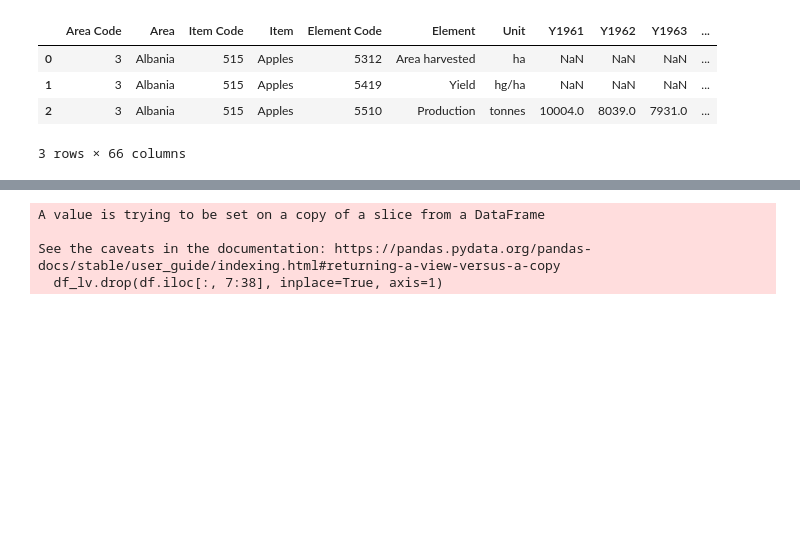
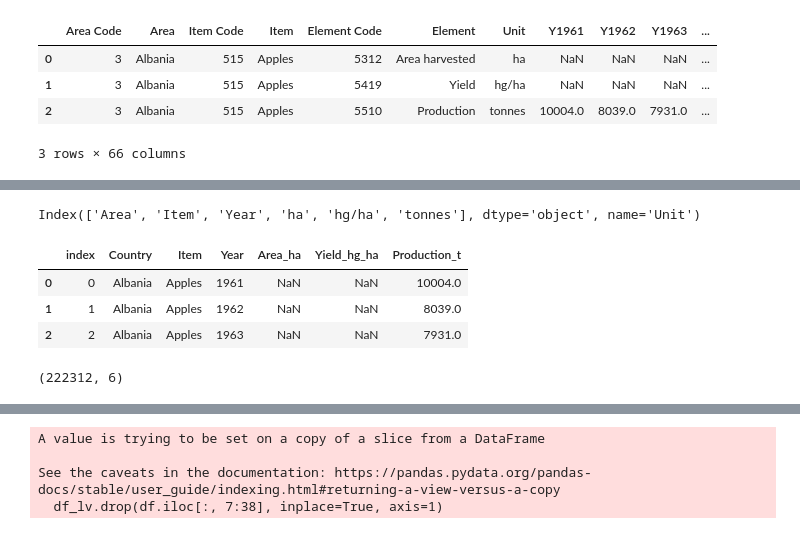
Before and after one commit to dekristi/Tech_Test, a Jupyter notebook: SGT_Project.ipynb, the cells around one changed output, grey strips where cells are left out. Drawn from its saved outputs; the diff is of its cells as text; code cells hidden in the pictures; blank space fills up the shorter version.

```diff
--- a/SGT_Project.ipynb
+++ b/SGT_Project.ipynb
@@ -156,5 +92,0 @@ def country(row):
-# %%
-#Creating new column with country short name
-
-df['Country'] = df.apply(country, axis = 1)
-df.sample(3)
@@ -166,0 +93,31 @@ df.sample(3)
+# %%
+#Dropping 4 columns as they won't be used in analysis
+
+df.drop(['Area Code', 'Item Code', 'Element', 'Element Code'], axis=1, inplace=True)
+# %%
+#Reshaping dataset for analysis and plotting
+
+df_melted = (df.melt(id_vars=['Area', 'Item', 'Unit'],var_name='Year')
+                    .set_index(['Area', 'Item', 'Year', 'Unit'])
+                    .squeeze()
+                    .unstack()
+                    .reset_index())
+# %%
+df_melted.columns
+# %% [output]
+Index(['Area', 'Item', 'Year', 'ha', 'hg/ha', 'tonnes'], dtype='object', name='Unit')
+# %%
+# Renaming columns
+
+df_melted.columns = ['Country', 'Item', 'Year', 'Area_ha', 'Yield_hg_ha', 'Production_t']
+# %%
+df_melted.reset_index().head(3)
+# %% [output]
+|  | index | Country | Item | Year | Area_ha | Yield_hg_ha | Production_t |
+| 0 | 0 | Albania | Apples | 1961 | NaN | NaN | 10004.0 |
+| 1 | 1 | Albania | Apples | 1962 | NaN | NaN | 8039.0 |
+| 2 | 2 | Albania | Apples | 1963 | NaN | NaN | 7931.0 |
+# %%
+df_melted.shape
+# %% [output]
+(222312, 6)
```
Also changed, not shown: parts of 59 cells of this notebook.
